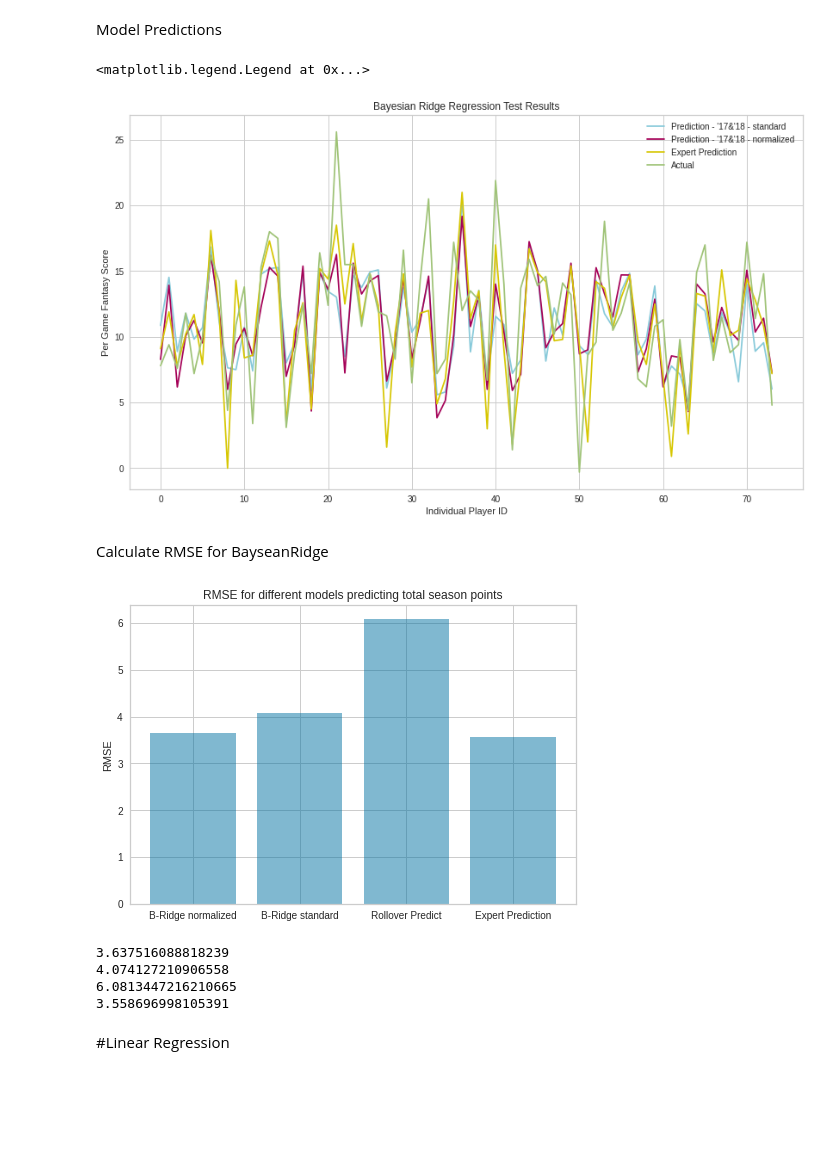
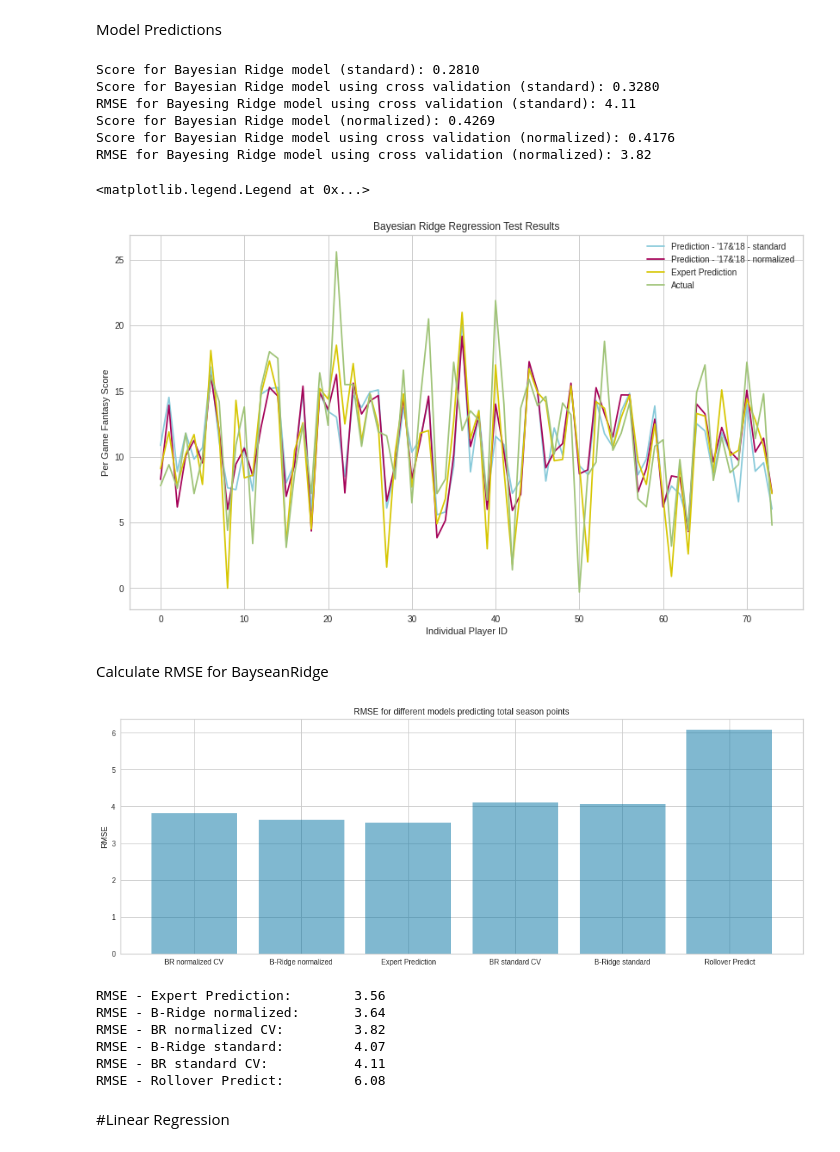
Before and after one commit to CS4641-2021/sports-numbers-fans, a Jupyter notebook: FantasyFootballRecommendation.ipynb, the cells around one changed output. Saved outputs shown, nothing was run; the diff lists cells and outputs as text; code cells hidden in the pictures; blank space fills up the shorter version.

```diff
--- a/FantasyFootballRecommendation.ipynb
+++ b/FantasyFootballRecommendation.ipynb
@@ -230,14 +218,33 @@ test_x_1.reset_index(inplace=True, drop=True)
 test_x_2.reset_index(inplace=True, drop=True)
 test_y.reset_index(inplace=True, drop=True)
 
+#Combine datasets for cross-validation
+X_1 = pd.concat([train_x_1, test_x_1])
+X_2 = pd.concat([train_x_2, test_x_2])
+y = pd.concat([train_y_1, test_y])
 
+#Normal ridge regression for standard data
+clf = BayesianRidge()
 
-#Normal ridge regression
-clf = BayesianRidge()
 clf.fit(train_x_1, train_y_1)
 p_1 = clf.predict(test_x_1)
+
+print("Score for Bayesian Ridge model (standard):", f'{clf.score(test_x_1, test_y):,.4f}')
+cv_clf_1 = cross_validate(clf, X_1, y, cv = 5, scoring = ('r2', 'neg_root_mean_squared_error'))
+cv_clf_1_score = cv_clf_1['test_r2'].mean()
+print("Score for Bayesian Ridge model using cross validation (standard):", f'{cv_clf_1_score:,.4f}')
+clf_RMSE_1 = -1*cv_clf_1['test_neg_root_mean_squared_error'].mean()
+print("RMSE for Bayesing Ridge model using cross validation (standard):", f'{clf_RMSE_1:,.2f}')
+
 clf.fit(train_x_2, train_y_2)
 p_2 = clf.predict(test_x_2)
+
+print("Score for Bayesian Ridge model (normalized):", f'{clf.score(test_x_2, test_y):,.4f}')
+cv_clf_2 = cross_validate(clf, X_2, y, cv = 5, scoring = ('r2', 'neg_root_mean_squared_error'))
+cv_clf_2_score = cv_clf_2['test_r2'].mean()
+print("Score for Bayesian Ridge model using cross validation (normalized):", f'{cv_clf_2_score:,.4f}')
+clf_RMSE_2 = -1*cv_clf_2['test_neg_root_mean_squared_error'].mean()
+print("RMSE for Bayesing Ridge model using cross validation (normalized):", f'{clf_RMSE_2:,.2f}')
 
 
 plt.figure(figsize=(14,8))
@@ -253,35 +260,51 @@ plt.ylabel("Per Game Fantasy Score")
 plt.title("Bayesian Ridge Regression Test Results")
 plt.legend()
 # %% [output]
-<matplotlib.legend.Legend at 0x...>
+Score for Bayesian Ridge model (standard): 0.2810
+Score for Bayesian Ridge model using cross validation (standard): 0.3280
+RMSE for Bayesing Ridge model using cross validation (standard): 4.11
+Score for Bayesian Ridge model (normalized): 0.4269
+Score for Bayesian Ridge model using cross validation (normalized): 0.4176
+RMSE for Bayesing Ridge model using cross validation (normalized): 3.82
+<matplotlib.legend.Legend at 0x...>
 [figure]
 # %% [markdown]
 Calculate RMSE for BayseanRidge
 # %%
-models = ["B-Ridge normalized", "B-Ridge standard", "Rollover Predict", 'Expert Prediction']
+models = ["BR normalized CV", "B-Ridge normalized", 'Expert Prediction', "BR standard CV","B-Ridge standard", "Rollover Predict"]
 pos = np.arange(len(models))
 performance = np.zeros(len(models))
-performance[0] = np.sqrt(np.mean((p_2-test_y)**2))
-performance[1] = np.sqrt(np.mean((p_1-test_y)**2))
-performance[2] = np.sqrt(np.mean(((df2019.sort_values(by=["PlayerID"])["FantasyPointsPerGamePPR"])-test_y)**2))
-performance[3] = np.sqrt(np.mean((expert_prediction['FantasyPointsPerGamePPR']-test_y)**2))
 
+performance[0] = clf_RMSE_2
+performance[1] = np.sqrt(np.mean((p_2-test_y)**2))
+performance[2] = np.sqrt(np.mean((expert_prediction['FantasyPointsPerGamePPR']-test_y)**2))
+performance[3] = clf_RMSE_1
+performance[4] = np.sqrt(np.mean((p_1-test_y)**2))
+performance[5] = np.sqrt(np.mean(((df2019.sort_values(by=["PlayerID"])["FantasyPointsPerGamePPR"])-test_y)**2))
+
+
+plt.subplots(figsize = (17, 6))
 plt.bar(pos, performance, align='center', alpha=0.5)
 plt.xticks(pos, models)
 plt.ylabel('RMSE')
 plt.title('RMSE for different models predicting total season points')
 plt.show()
 
-print(performance[0])
-print(performance[1])
-print(performance[2])
-print(performance[3])
+print('RMSE - Expert Prediction:\t', f'{performance[2]:,.2f}')
+expert_rmse_cache = performance[2]
+print("RMSE - B-Ridge normalized:\t", f'{performance[1]:,.2f}')
+print("RMSE - BR normalized CV:\t", f'{performance[0]:,.2f}')
+print("RMSE - B-Ridge standard:\t", f'{performance[4]:,.2f}')
+print("RMSE - BR standard CV:\t\t", f'{performance[3]:,.2f}')
+print("RMSE - Rollover Predict:\t", f'{performance[5]:,.2f}')
 # %% [output]
-[figure, old version]
+[figure, new version]
-3.637516088818239
-4.074127210906558
-6.0813447216210665
-3.558696998105391
+RMSE - Expert Prediction:        3.56
+RMSE - B-Ridge normalized:       3.64
+RMSE - BR normalized CV:         3.82
+RMSE - B-Ridge standard:         4.07
+RMSE - BR standard CV:           4.11
+RMSE - Rollover Predict:         6.08
 # %% [markdown]
 #Linear Regression
 # %%
```
Also changed, not shown: parts of 69 cells of this notebook.
